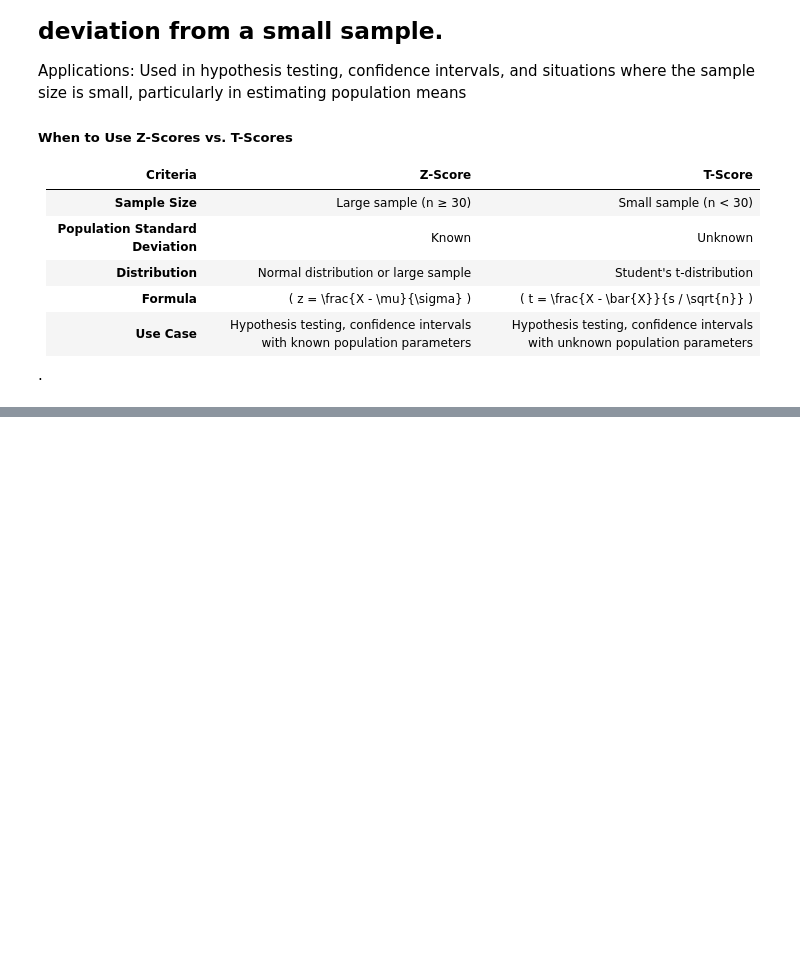
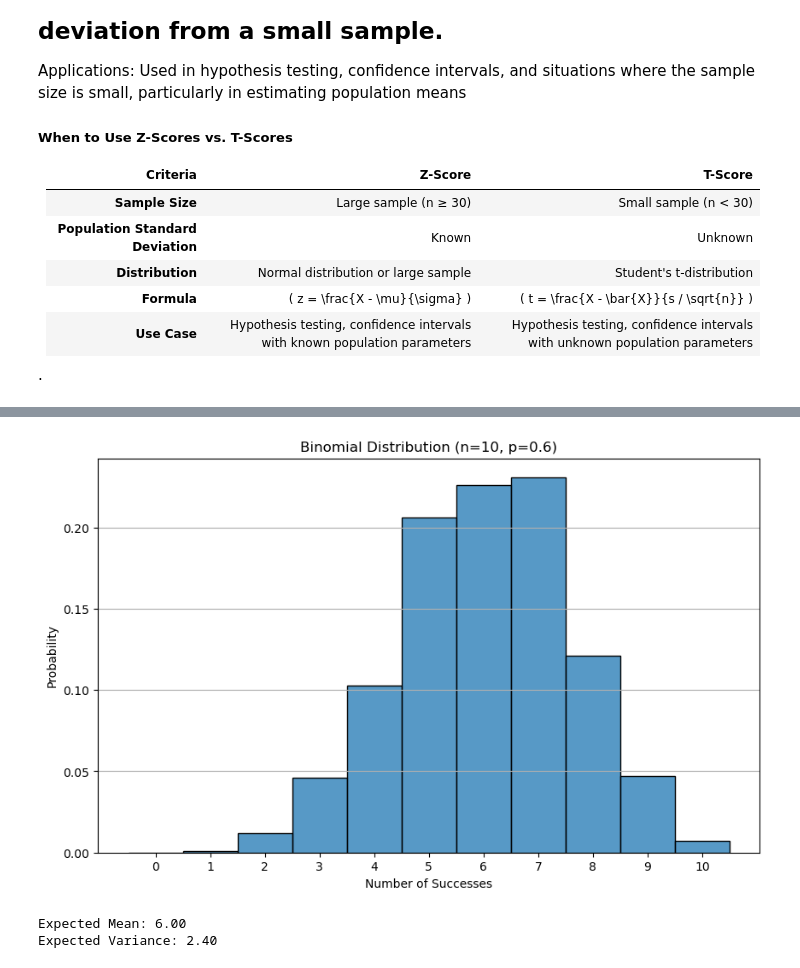
Before and after one commit to sumanshaw9/statistics-pdf, a Jupyter notebook: statistics-adv2.ipynb, the cells around one changed output, grey strips where cells are left out. Drawn from its saved outputs; the diff is of its cells as text; code cells hidden in the pictures; blank space fills up the shorter version.

```diff
--- a/statistics-adv2.ipynb
+++ b/statistics-adv2.ipynb
@@ -288,0 +349,36 @@ Applications: Used in hypothesis testing, confidence intervals, and situations w
+# %%
+import numpy as np
+import matplotlib.pyplot as plt
+import seaborn as sns
+
+# Parameters for the binomial distribution
+n = 10          # number of trials
+p = 0.6         # probability of success
+num_samples = 1000  # number of samples
+
+# Generate binomial samples
+samples = np.random.binomial(n, p, num_samples)
+
+# Calculate the expected mean and variance
+expected_mean = n * p
+expected_variance = n * p * (1 - p)
+
+# Plot the distribution
+plt.figure(figsize=(10, 6))
+sns.histplot(samples, bins=np.arange(-0.5, n+1.5, 1), kde=False, stat="probability")
+plt.title('Binomial Distribution (n=10, p=0.6)')
+plt.xlabel('Number of Successes')
+plt.ylabel('Probability')
+plt.xticks(np.arange(n+1))
+plt.grid(axis='y')
+
+# Show the plot
+plt.show()
+
+# Print the expected mean and variance
+print(f"Expected Mean: {expected_mean:.2f}")
+print(f"Expected Variance: {expected_variance:.2f}")
+# %% [output]
+[figure, added]
+Expected Mean: 6.00
+Expected Variance: 2.40
```
Also changed, not shown: parts of 7 cells of this notebook.
